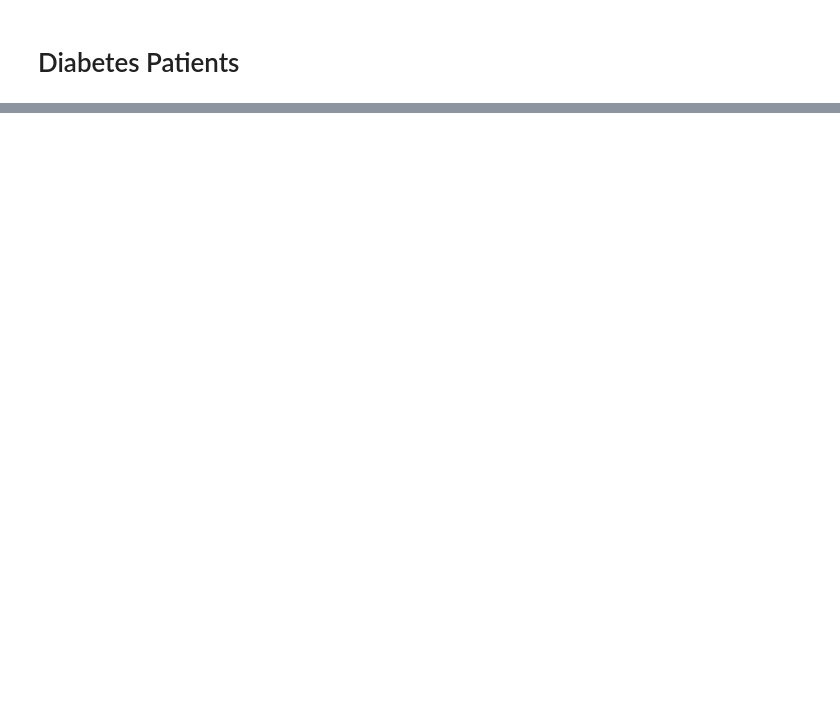
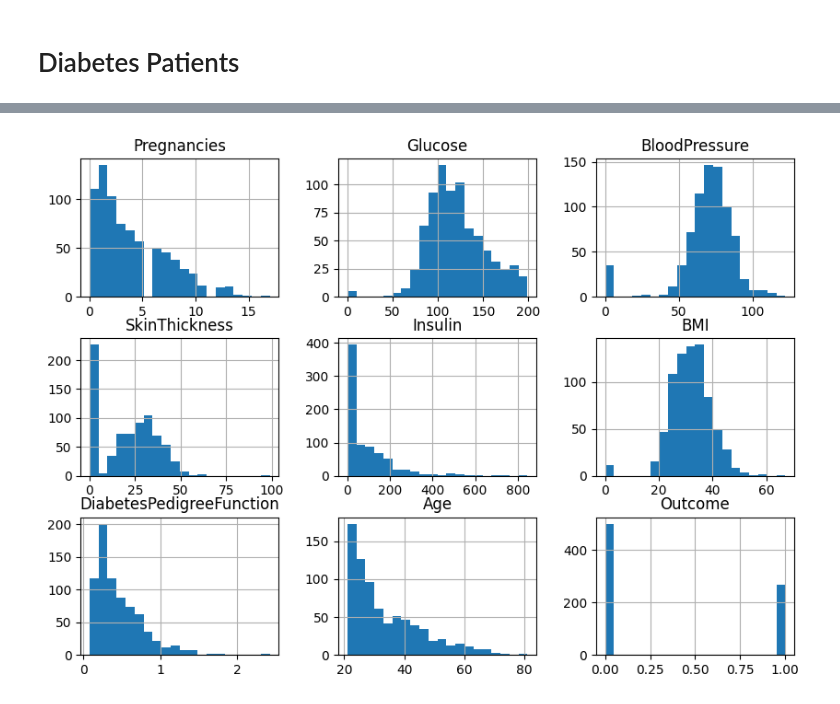
Before and after one commit to Kendo-Shin/Diabetes_Patients, a Jupyter notebook: Diabetes_Notebook.ipynb, the cells around one changed output, grey strips where cells are left out. Cells and saved outputs as stored; diff of their text form; code cells hidden in the pictures; blank space fills up the shorter version.

```diff
--- a/Diabetes_Notebook.ipynb
+++ b/Diabetes_Notebook.ipynb
@@ -39,0 +78,6 @@ df.describe()
+# %%
+df.hist(bins= 20, figsize=(10,7))
+
+plt.show()
+# %% [output]
+[figure, added]
```
Also changed, not shown: parts of 27 cells of this notebook.
